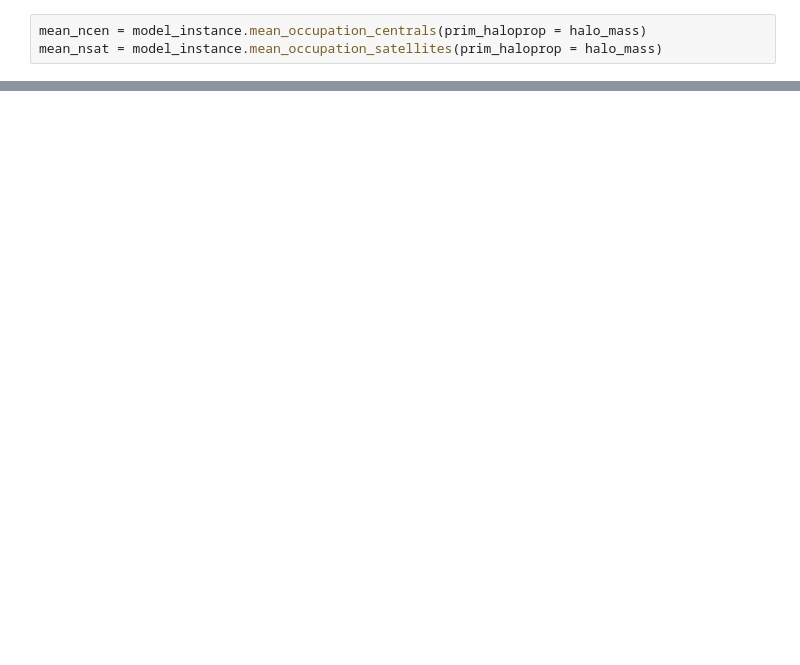
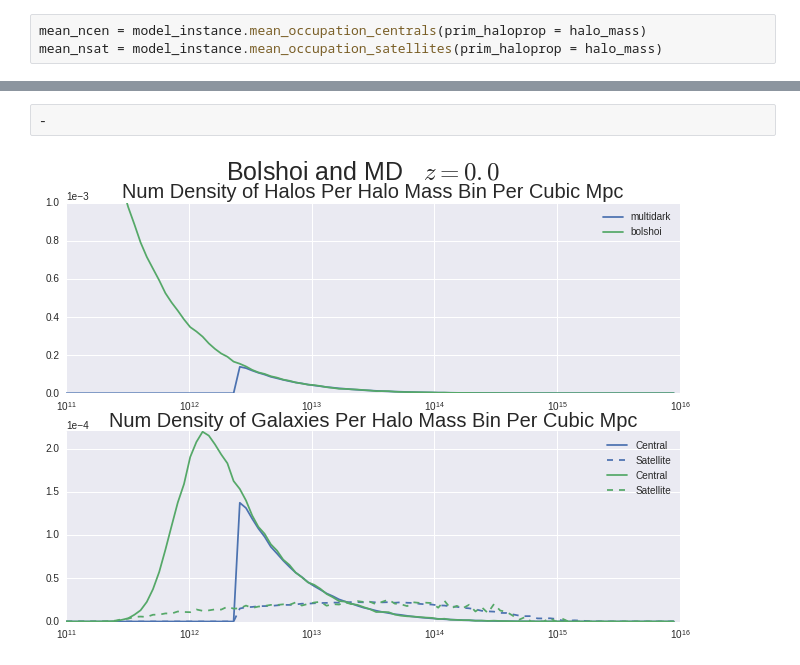
Before and after one commit to mclaughlin6464/HODEmulator, a Jupyter notebook: MockCentralsTest.ipynb, the cells around one changed output, grey strips where cells are left out. Cells and saved outputs as stored; diff of their text form; blank space fills up the shorter version.

```diff
--- a/MockCentralsTest.ipynb
+++ b/MockCentralsTest.ipynb
@@ -157,0 +137,4 @@ plt.show()
+# %%
+-
+# %% [output]
+[figure, added]
```
Also changed, not shown: parts of 7 cells of this notebook, 4 other files.
